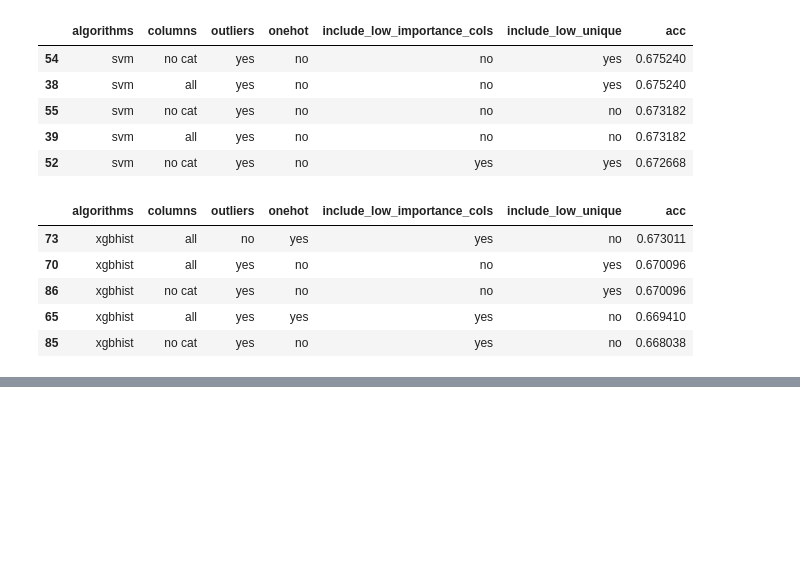
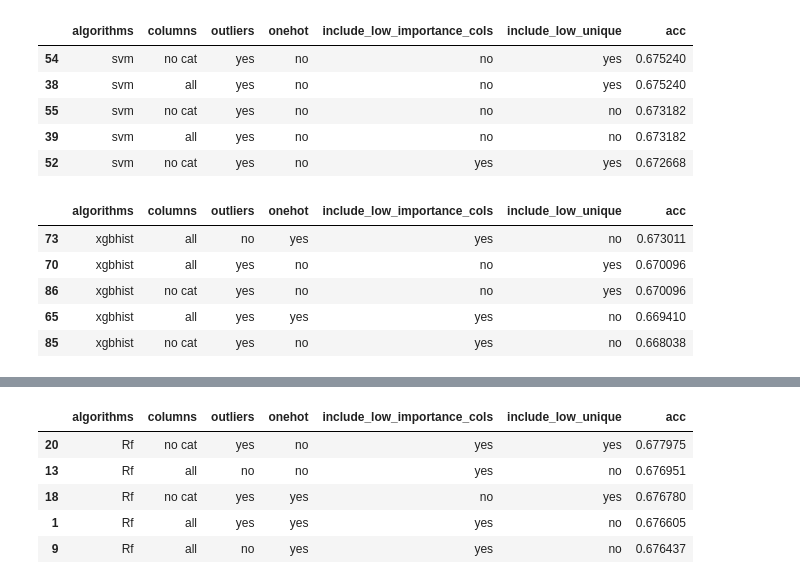
Before and after one commit to Rumoa/MADSAD-competition, a Jupyter notebook: run_lab_experiments.ipynb, the cells around one changed output, grey strips where cells are left out. Saved outputs shown, nothing was run; the diff lists cells and outputs as text; code cells hidden in the pictures; blank space fills up the shorter version.

```diff
--- a/run_lab_experiments.ipynb
+++ b/run_lab_experiments.ipynb
@@ -115,0 +210,13 @@ options[options['algorithms'] == "xgbhist"].sort_values("acc", ascending=False).
+# %%
+import pandas as pd
+import joblib
+re = joblib.load( "Temp/dataframe_10cv_rf_svm_xgb.joblib")
+# %%
+re[re['algorithms'] == "Rf"].sort_values("acc", ascending=False).head()
+# %% [output]
+|  | algorithms | columns | outliers | onehot | include_low_importance_cols | include_low_unique | acc |
+| 20 | Rf | no cat | yes | no | yes | yes | 0.677975 |
+| 13 | Rf | all | no | no | yes | no | 0.676951 |
+| 18 | Rf | no cat | yes | yes | no | yes | 0.676780 |
+| 1 | Rf | all | yes | yes | yes | no | 0.676605 |
+| 9 | Rf | all | no | yes | yes | no | 0.676437 |
```
Also changed, not shown: parts of 4 cells of this notebook, 6 other files.
